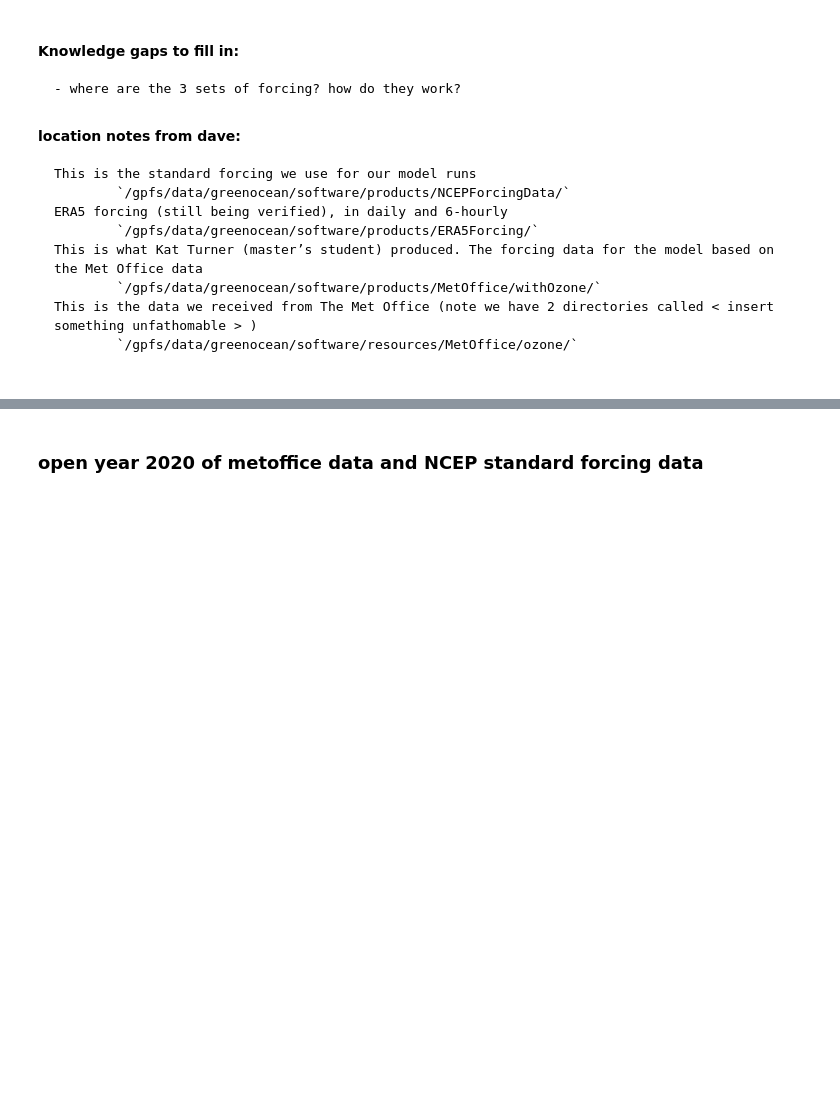
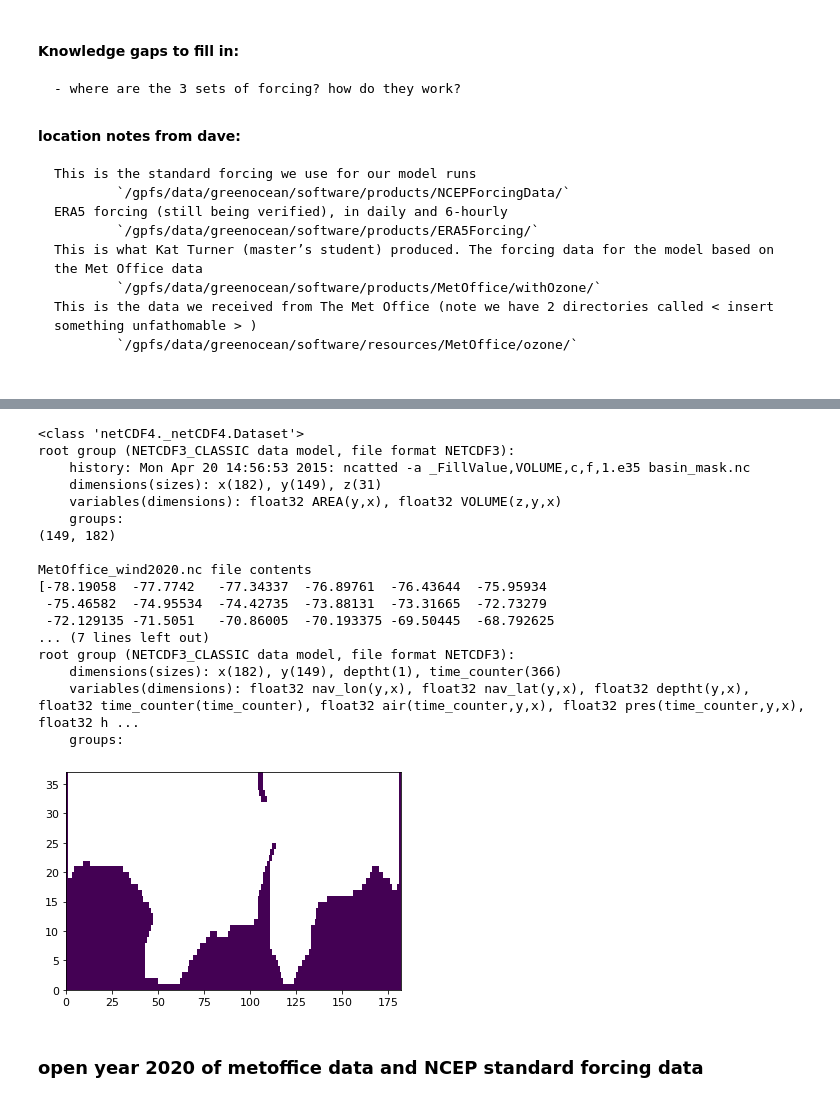
Before and after one commit to tjarnikova/SOZONE, a Jupyter notebook: Forcing_familiarization.ipynb, the cells around one changed output, grey strips where cells are left out. Saved outputs shown, nothing was run; the diff lists cells and outputs as text; code cells hidden in the pictures; blank space fills up the shorter version.

```diff
--- a/Forcing_familiarization.ipynb
+++ b/Forcing_familiarization.ipynb
@@ -51,3 +210,48 @@ Familiarize self with the various forcing products.
+# %%
+mask = nc.Dataset('/gpfs/home/yzh17dvu/scratch/ModelRuns/basin_mask.nc')
+print(mask)
+tmask = mask['AREA'][:,:]
+print(np.shape(tmask))
+tmask[tmask==0]=1
+tmask[tmask>1]=np.nan
+plt.pcolormesh(tmask[0:37,:])
+
+
+tdir = '/gpfs/data/greenocean/software/products/MetOffice/withOzone/'
+tfilmet = 'MetOffice_wind2020.nc'
+MO = nc.Dataset(f'{tdir}{tfilmet}')
+print('')
+print(f'{tfilmet} file contents')
+print(MO['gphi'][0:37,0])
+
+
+tdirncep = '/gpfs/data/greenocean/software/products/NCEPForcingData/'
+tfilncep = 'ncep_bulk_2020.nc'
+print('')
+print(f'{tfilncep} file contents')
+NCEP = nc.Dataset(f'{tdirncep}{tfilncep}')
+print(NCEP)
+
+#tmask is 1 everywhere there is land, np.nan otherwise
+# %% [output]
+<class 'netCDF4._netCDF4.Dataset'>
+root group (NETCDF3_CLASSIC data model, file format NETCDF3):
+    history: Mon Apr 20 14:56:53 2015: ncatted -a _FillValue,VOLUME,c,f,1.e35 basin_mask.nc
+    dimensions(sizes): x(182), y(149), z(31)
+    variables(dimensions): float32 AREA(y,x), float32 VOLUME(z,y,x)
+    groups:
+(149, 182)
+
+MetOffice_wind2020.nc file contents
+[-78.19058  -77.7742   -77.34337  -76.89761  -76.43644  -75.95934
+ -75.46582  -74.95534  -74.42735  -73.88131  -73.31665  -72.73279
+ -72.129135 -71.5051   -70.86005  -70.193375 -69.50445  -68.792625
+... (7 lines left out)
+root group (NETCDF3_CLASSIC data model, file format NETCDF3):
+    dimensions(sizes): x(182), y(149), deptht(1), time_counter(366)
+    variables(dimensions): float32 nav_lon(y,x), float32 nav_lat(y,x), float32 deptht(y,x), float32 time_counter(time_counter), float32 air(time_counter,y,x), float32 pres(time_counter,y,x), float32 h ...
+    groups:
+[figure, added]
 # %% [markdown]
 ### open year 2020 of metoffice data and NCEP standard forcing data
 # %%
```
Also changed, not shown: parts of 21 cells of this notebook, 4 other files.
